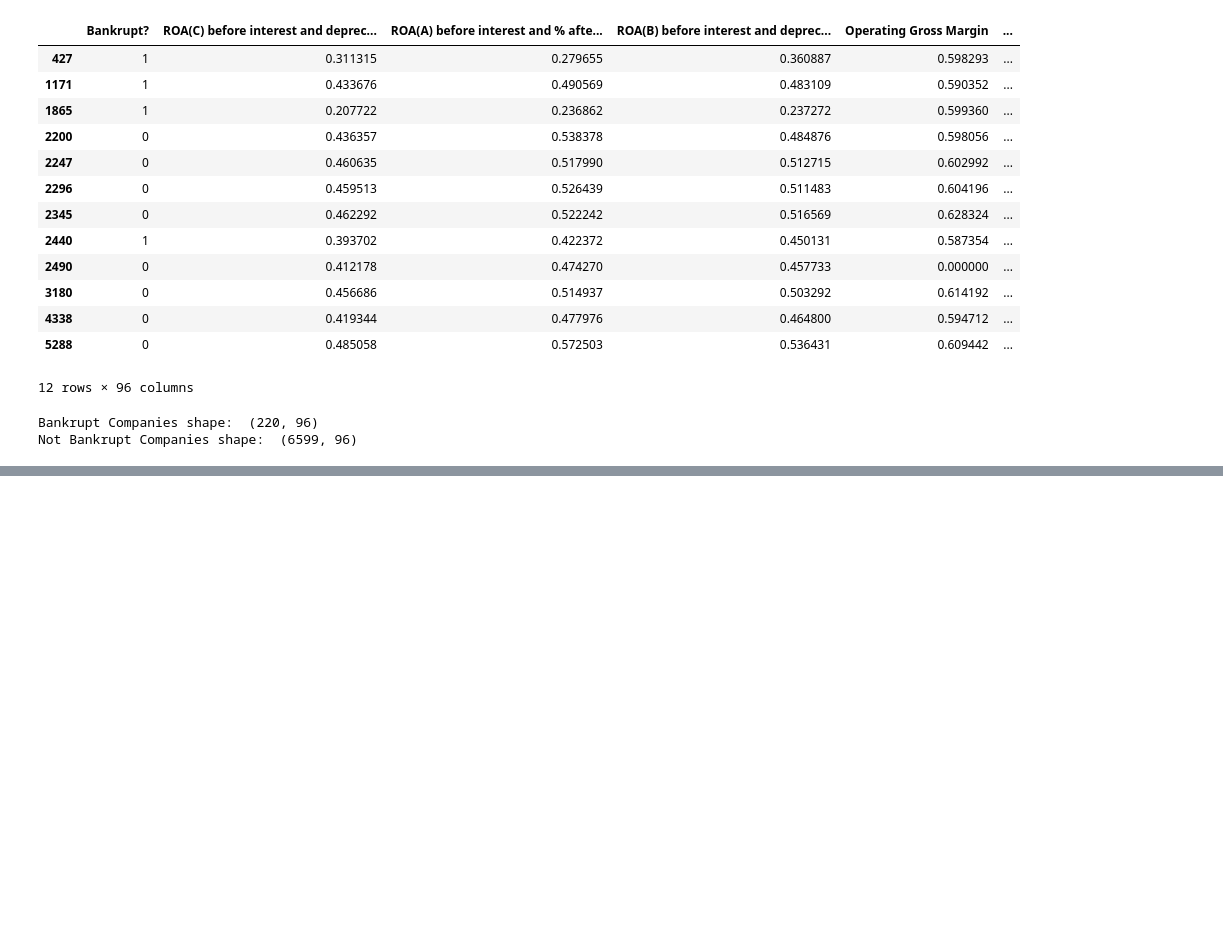
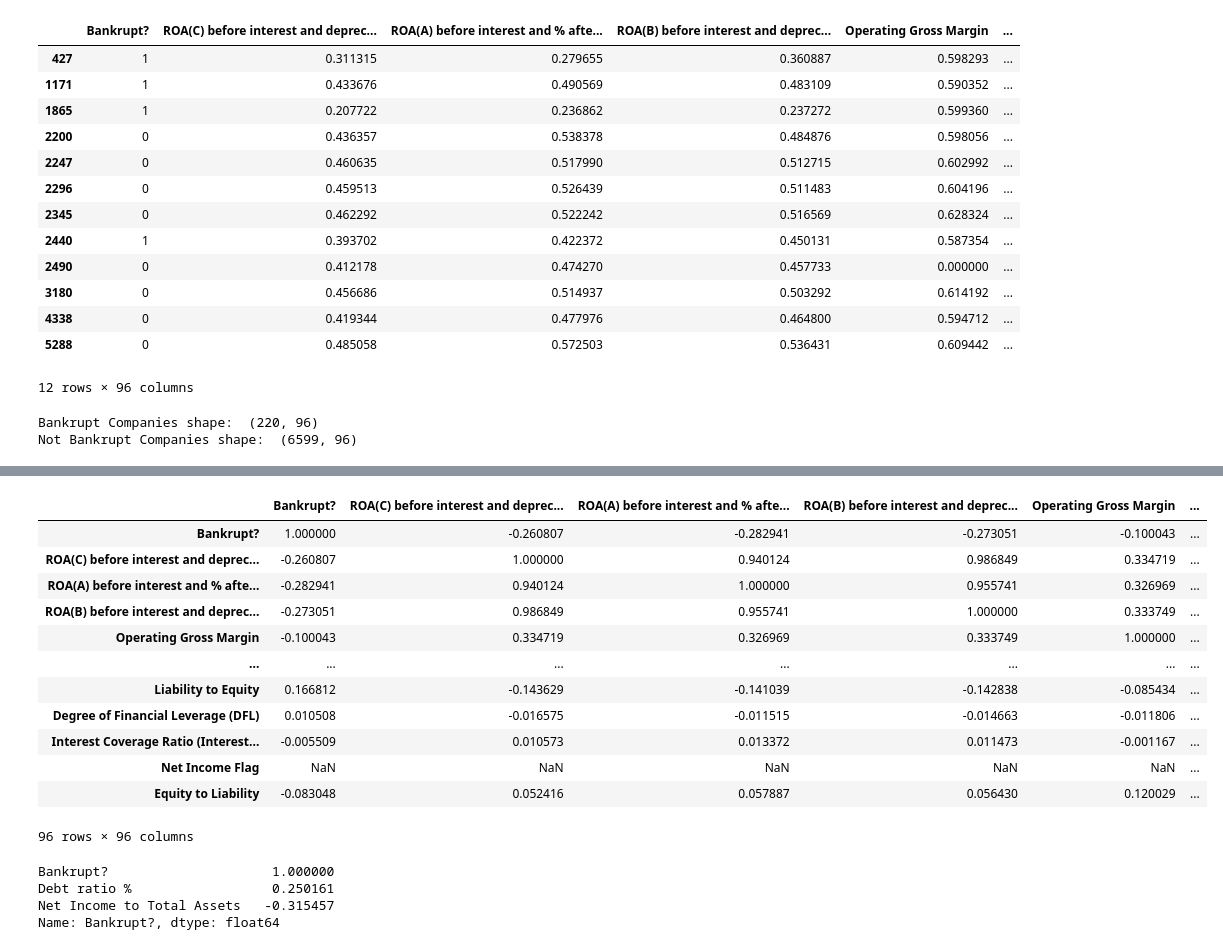
Before and after one commit to Azriy-Nazariee/DSAss, a Jupyter notebook: TT3L_Group8.ipynb, the cells around one changed output, grey strips where cells are left out. Drawn from its saved outputs; the diff is of its cells as text; code cells hidden in the pictures; blank space fills up the shorter version.

```diff
--- a/TT3L_Group8.ipynb
+++ b/TT3L_Group8.ipynb
@@ -99,0 +168,27 @@ Not Bankrupt Companies shape:  (6599, 96)
+# %%
+corr_matrix
+# %% [output]
+|  | Bankrupt? | ROA(C) before interest and deprec... | ROA(A) before interest and % afte... | ROA(B) before interest and deprec... | Operating Gross Margin | ... |
+| Bankrupt? | 1.000000 | -0.260807 | -0.282941 | -0.273051 | -0.100043 | ... |
+| ROA(C) before interest and deprec... | -0.260807 | 1.000000 | 0.940124 | 0.986849 | 0.334719 | ... |
+| ROA(A) before interest and % afte... | -0.282941 | 0.940124 | 1.000000 | 0.955741 | 0.326969 | ... |
+| ROA(B) before interest and deprec... | -0.273051 | 0.986849 | 0.955741 | 1.000000 | 0.333749 | ... |
+| Operating Gross Margin | -0.100043 | 0.334719 | 0.326969 | 0.333749 | 1.000000 | ... |
+| ... | ... | ... | ... | ... | ... | ... |
+| Liability to Equity | 0.166812 | -0.143629 | -0.141039 | -0.142838 | -0.085434 | ... |
+| Degree of Financial Leverage (DFL) | 0.010508 | -0.016575 | -0.011515 | -0.014663 | -0.011806 | ... |
+| Interest Coverage Ratio (Interest... | -0.005509 | 0.010573 | 0.013372 | 0.011473 | -0.001167 | ... |
+| Net Income Flag | NaN | NaN | NaN | NaN | NaN | ... |
+| Equity to Liability | -0.083048 | 0.052416 | 0.057887 | 0.056430 | 0.120029 | ... |
+96 rows × 96 columns
+# %%
+corr_row_index_0 = corr_matrix.iloc[0] # Find the row of bankrupt
+
+# Filter the values to include higher than 0.2 and lower than -0.3 correlation values with the bankrupt columns
+high_corr_values = corr_row_index_0[(corr_row_index_0 > 0.2) | (corr_row_index_0 < -0.3)]
+high_corr_values
+# %% [output]
+Bankrupt?                     1.000000
+Debt ratio %                  0.250161
+Net Income to Total Assets   -0.315457
+Name: Bankrupt?, dtype: float64
```
Also changed, not shown: parts of 12 cells of this notebook.
